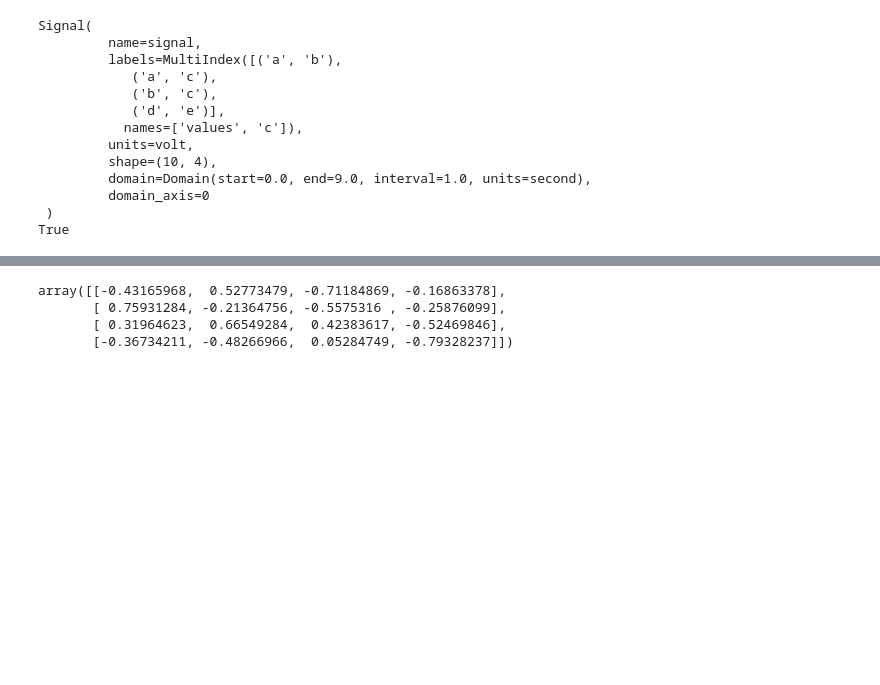
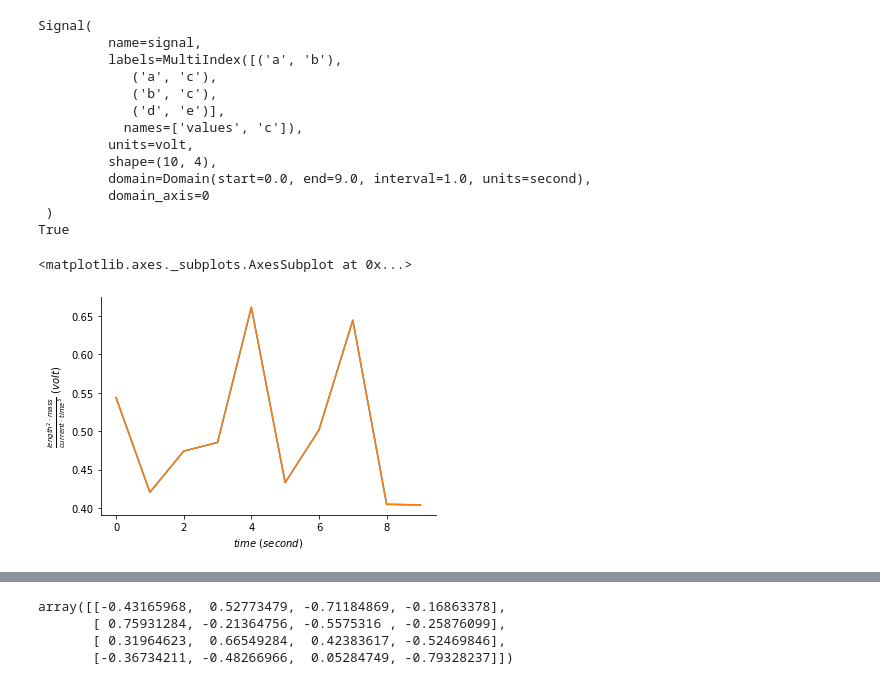
Before and after one commit to neuralsignal/dreye, a Jupyter notebook: tutorials/Intro to Signals.ipynb, the cells around one changed output, grey strips where cells are left out. Saved outputs shown, nothing was run; the diff lists cells and outputs as text; code cells hidden in the pictures; blank space fills up the shorter version.

```diff
--- a/tutorials/Intro to Signals.ipynb
+++ b/tutorials/Intro to Signals.ipynb
@@ -71,3 +67,10 @@ Signal(
          domain_axis=0
  )
 True
+# %%
+mean_container = container.mean(axis=1)
+# %%
+mean_container.plot()
+# %% [output]
+<matplotlib.axes._subplots.AxesSubplot at 0x...>
+[figure, added]
```
Also changed, not shown: parts of 2 cells of this notebook, 3 other files.
